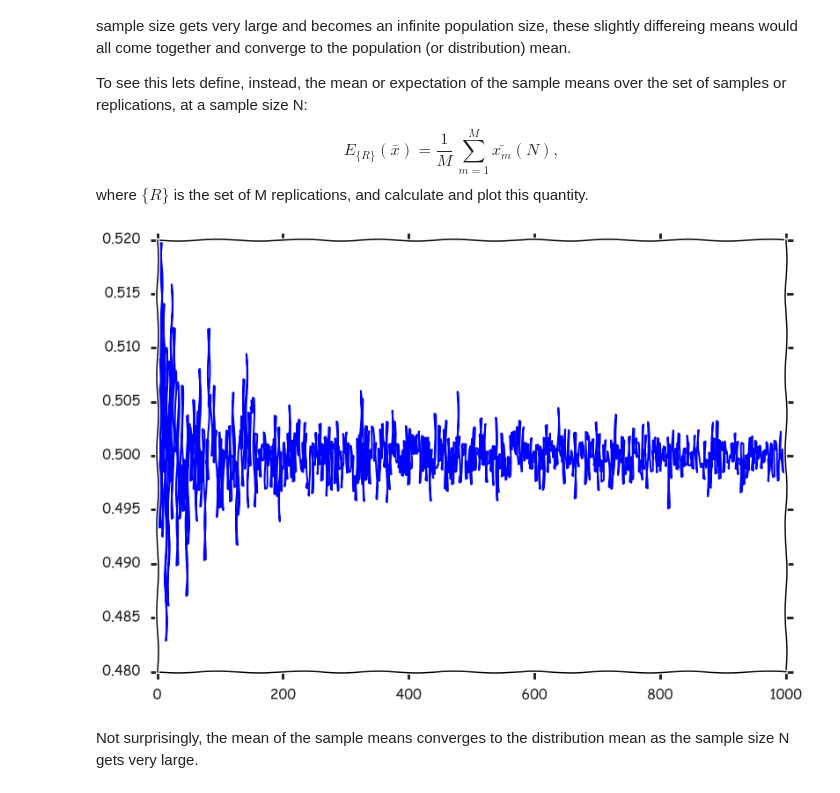
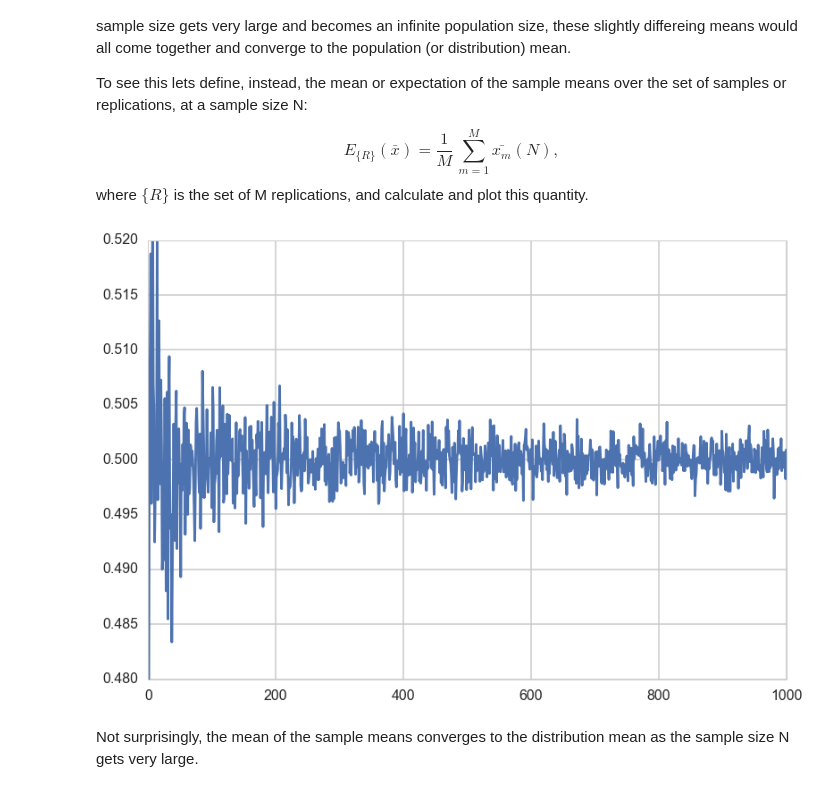
Before and after one commit to suyashSax/CS-109, a Jupyter notebook: Week 4/Lab 3 - Sampling & Distributions.ipynb, the cells around one changed output. Cells and saved outputs as stored; diff of their text form; code cells hidden in the pictures.

```diff
--- a/Week 4/Lab 3 - Sampling & Distributions.ipynb
+++ b/Week 4/Lab 3 - Sampling & Distributions.ipynb
@@ -126,11 +126,11 @@ where $\{R\}$ is the set of M replications, and calculate and plot this quantity
 # %%
 mean_of_sample_means = [np.mean(means) for means in sample_means]
 # %%
-plt.xkcd() # Sick :")
+# plt.xkcd() -> Sick :")
 plt.plot(sample_sizes, mean_of_sample_means);
 plt.ylim([0.480,0.520]);
 # %% [output]
-[figure, old version]
+[figure, new version]
 # %% [markdown]
 Not surprisingly, the mean of the sample means converges to the distribution mean as the sample size N gets very large.
 # %% [markdown]
```
Also changed, not shown: parts of 39 cells of this notebook, 2 other files.
